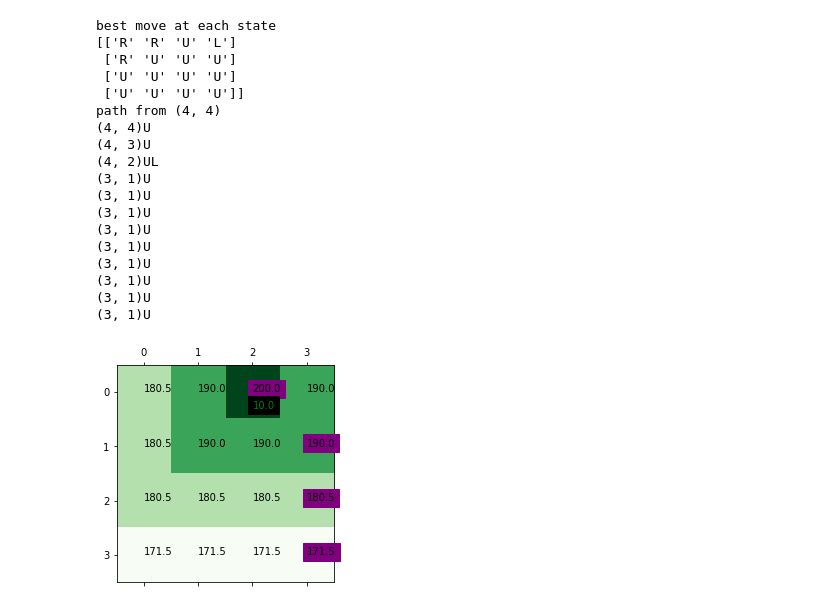
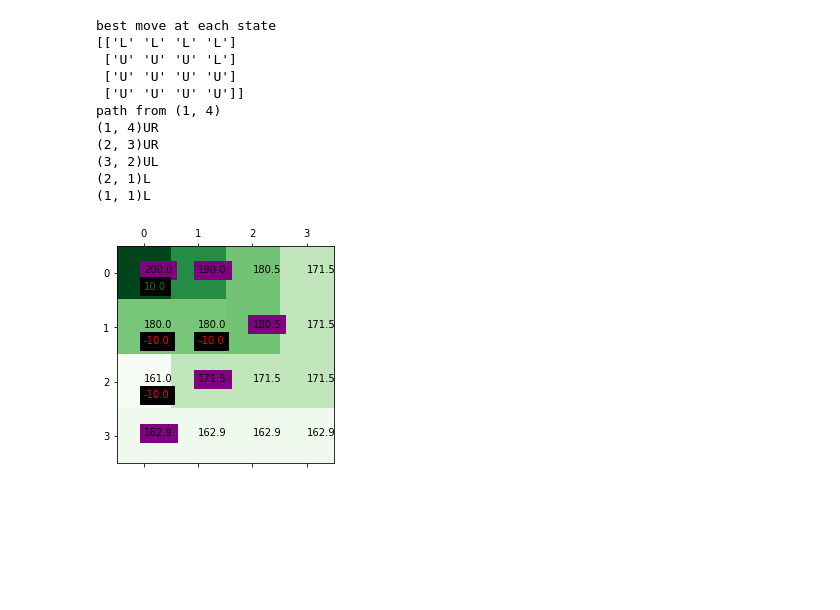
Before and after one commit to annieechen/communicative-models, a Jupyter notebook: Gridworld Notebook.ipynb, the cells around one changed output. Saved outputs shown, nothing was run; the diff lists cells and outputs as text; code cells hidden in the pictures; blank space fills up the shorter version.

```diff
--- a/Gridworld Notebook.ipynb
+++ b/Gridworld Notebook.ipynb
@@ -8,27 +8,20 @@ from reward_guesser import *
 # from IPython.core.interactiveshell import InteractiveShell
 # InteractiveShell.ast_node_interactivity = "all"
 # %%
-a = GridWorldAgent(width=4,height=4,rewardValues =  {(3,1):10})
+a = GridWorldAgent(width=4,height=4,rewardValues =  {(1,1):10, (1,2): -10, (1,3):-10, (2,2): -10})
 a.Run()
-action_list,_, path_list = a.CreatePolicyPath((4,4),max_path_length = 12,print_path=True)
+action_list,_, path_list = a.CreatePolicyPath((1,4),max_path_length =5,print_path=True)
 # %% [output]
 best move at each state
-[['R' 'R' 'U' 'L']
- ['R' 'U' 'U' 'U']
+[['L' 'L' 'L' 'L']
+ ['U' 'U' 'U' 'L']
  ['U' 'U' 'U' 'U']
  ['U' 'U' 'U' 'U']]
-path from (4, 4)
-(4, 4)U
-(4, 3)U
-(4, 2)UL
-(3, 1)U
-(3, 1)U
-(3, 1)U
-(3, 1)U
-(3, 1)U
-(3, 1)U
-(3, 1)U
-(3, 1)U
-(3, 1)U
+path from (1, 4)
+(1, 4)UR
+(2, 3)UR
+(3, 2)UL
+(2, 1)L
+(1, 1)L
-[figure, old version]
+[figure, new version]
 # %%
```
Also changed, not shown: parts of 9 cells of this notebook, 3 other files.
